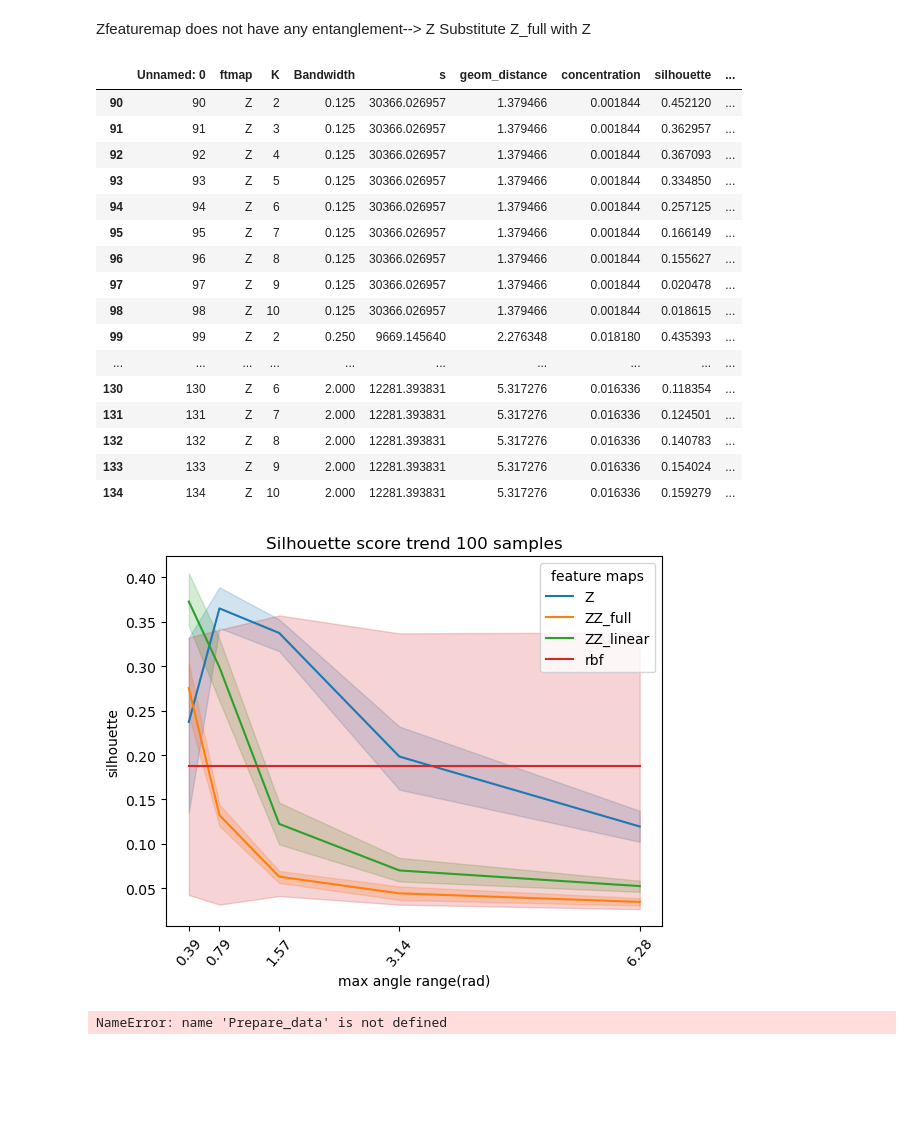
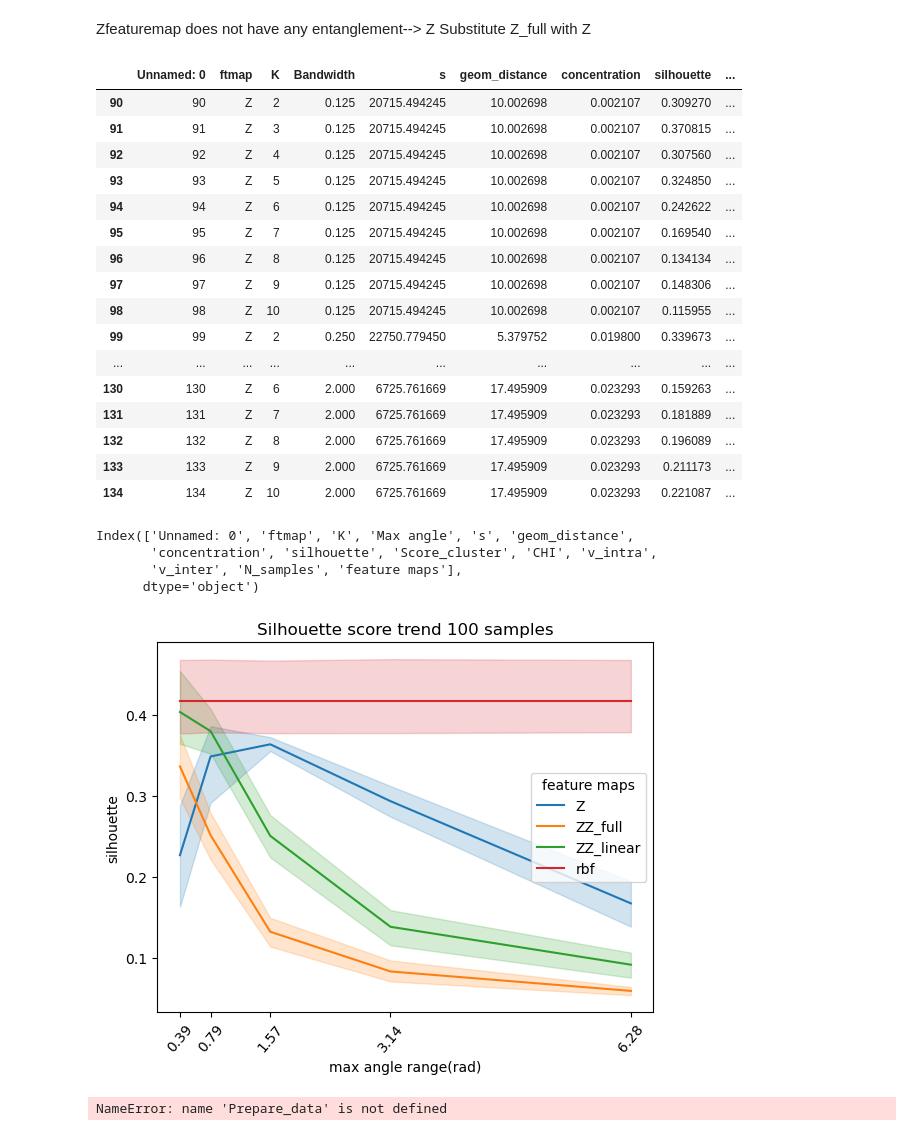
Before and after one commit to ctglab/QKomics, a Jupyter notebook: Clustering_plots_one.ipynb, the cells around one changed output. Cells and saved outputs as stored; diff of their text form; code cells hidden in the pictures; blank space fills up the shorter version.

Commit message:
added results and plots and Hardware_file

```diff
--- a/Clustering_plots_one.ipynb
+++ b/Clustering_plots_one.ipynb
@@ -40,7 +40,7 @@ def Prepare_data(df_k_trend_100):
 # %% [markdown]
 # Unsupervised
 # %%
-outdir='Results/Unsupervised_100_umap_opt/'
+outdir='Results/Unsupervised_100_umap/'
 df_k_trend_100=pd.read_csv(outdir+'clustering_100_opt_k_reviewed.csv')
 # %% [markdown]
 Zfeaturemap does not have any entanglement--> Z
@@ -52,22 +52,22 @@ df_k_trend_100.replace('Z_full','Z',inplace=True)
 df_k_trend_100[df_k_trend_100['ftmap']=='Z']
 # %% [output]
 |  | Unnamed: 0 | ftmap | K | Bandwidth | s | geom_distance | concentration | silhouette | ... |
-| 90 | 90 | Z | 2 | 0.125 | 30366.026957 | 1.379466 | 0.001844 | 0.452120 | ... |
-| 91 | 91 | Z | 3 | 0.125 | 30366.026957 | 1.379466 | 0.001844 | 0.362957 | ... |
-| 92 | 92 | Z | 4 | 0.125 | 30366.026957 | 1.379466 | 0.001844 | 0.367093 | ... |
-| 93 | 93 | Z | 5 | 0.125 | 30366.026957 | 1.379466 | 0.001844 | 0.334850 | ... |
-| 94 | 94 | Z | 6 | 0.125 | 30366.026957 | 1.379466 | 0.001844 | 0.257125 | ... |
-| 95 | 95 | Z | 7 | 0.125 | 30366.026957 | 1.379466 | 0.001844 | 0.166149 | ... |
-| 96 | 96 | Z | 8 | 0.125 | 30366.026957 | 1.379466 | 0.001844 | 0.155627 | ... |
-| 97 | 97 | Z | 9 | 0.125 | 30366.026957 | 1.379466 | 0.001844 | 0.020478 | ... |
-| 98 | 98 | Z | 10 | 0.125 | 30366.026957 | 1.379466 | 0.001844 | 0.018615 | ... |
-| 99 | 99 | Z | 2 | 0.250 | 9669.145640 | 2.276348 | 0.018180 | 0.435393 | ... |
+| 90 | 90 | Z | 2 | 0.125 | 20715.494245 | 10.002698 | 0.002107 | 0.309270 | ... |
+| 91 | 91 | Z | 3 | 0.125 | 20715.494245 | 10.002698 | 0.002107 | 0.370815 | ... |
+| 92 | 92 | Z | 4 | 0.125 | 20715.494245 | 10.002698 | 0.002107 | 0.307560 | ... |
+| 93 | 93 | Z | 5 | 0.125 | 20715.494245 | 10.002698 | 0.002107 | 0.324850 | ... |
+| 94 | 94 | Z | 6 | 0.125 | 20715.494245 | 10.002698 | 0.002107 | 0.242622 | ... |
+| 95 | 95 | Z | 7 | 0.125 | 20715.494245 | 10.002698 | 0.002107 | 0.169540 | ... |
+| 96 | 96 | Z | 8 | 0.125 | 20715.494245 | 10.002698 | 0.002107 | 0.134134 | ... |
+| 97 | 97 | Z | 9 | 0.125 | 20715.494245 | 10.002698 | 0.002107 | 0.148306 | ... |
+| 98 | 98 | Z | 10 | 0.125 | 20715.494245 | 10.002698 | 0.002107 | 0.115955 | ... |
+| 99 | 99 | Z | 2 | 0.250 | 22750.779450 | 5.379752 | 0.019800 | 0.339673 | ... |
 | ... | ... | ... | ... | ... | ... | ... | ... | ... | ... |
-| 130 | 130 | Z | 6 | 2.000 | 12281.393831 | 5.317276 | 0.016336 | 0.118354 | ... |
-| 131 | 131 | Z | 7 | 2.000 | 12281.393831 | 5.317276 | 0.016336 | 0.124501 | ... |
-| 132 | 132 | Z | 8 | 2.000 | 12281.393831 | 5.317276 | 0.016336 | 0.140783 | ... |
-| 133 | 133 | Z | 9 | 2.000 | 12281.393831 | 5.317276 | 0.016336 | 0.154024 | ... |
-| 134 | 134 | Z | 10 | 2.000 | 12281.393831 | 5.317276 | 0.016336 | 0.159279 | ... |
+| 130 | 130 | Z | 6 | 2.000 | 6725.761669 | 17.495909 | 0.023293 | 0.159263 | ... |
+| 131 | 131 | Z | 7 | 2.000 | 6725.761669 | 17.495909 | 0.023293 | 0.181889 | ... |
+| 132 | 132 | Z | 8 | 2.000 | 6725.761669 | 17.495909 | 0.023293 | 0.196089 | ... |
+| 133 | 133 | Z | 9 | 2.000 | 6725.761669 | 17.495909 | 0.023293 | 0.211173 | ... |
+| 134 | 134 | Z | 10 | 2.000 | 6725.761669 | 17.495909 | 0.023293 | 0.221087 | ... |
 # %%
 df_k_trend_100.rename(columns={'Bandwidth':'Max angle'},inplace=True)
 
@@ -76,20 +76,27 @@ df_k_trend_100['Max angle']=df_k_trend_100['Max angle']*np.pi
 
 
 df_k_trend_100['Max angle']=df_k_trend_100['Max angle'].round(2)
+# %%
+df_k_trend_100.columns
+# %% [output]
+Index(['Unnamed: 0', 'ftmap', 'K', 'Max angle', 's', 'geom_distance',
+       'concentration', 'silhouette', 'Score_cluster', 'CHI', 'v_intra',
+       'v_inter', 'N_samples', 'feature maps'],
+      dtype='object')
 # %%
-sns.lineplot(data=df_k_trend_100,
+sns.lineplot(data=df_k_trend_100[df_k_trend_100['K']!=2],
              x="Max angle",
              y="silhouette",
              hue='feature maps')
-plt.title('Silhouette score trend {} samples'.format(100))
+plt.title('Silhouette score trend {} samples'.format(df_k_trend_100.N_samples[0]))
 plt.xlabel('max angle range(rad)')
 #plt.ylim(0,0.4)
 plt.xticks(df_k_trend_100['Max angle'].unique(),rotation=50)
 plt.savefig(outdir+'clustering_trend.png')
 
 plt.show()
 # %% [output]
-[figure, old version]
+[figure, new version]
 # %%
 order=['rbf']
 for i in ['Z', 'ZZ_linear','ZZ_full']:
```
Also changed, not shown: parts of 1 cell of this notebook, 39 other files.
